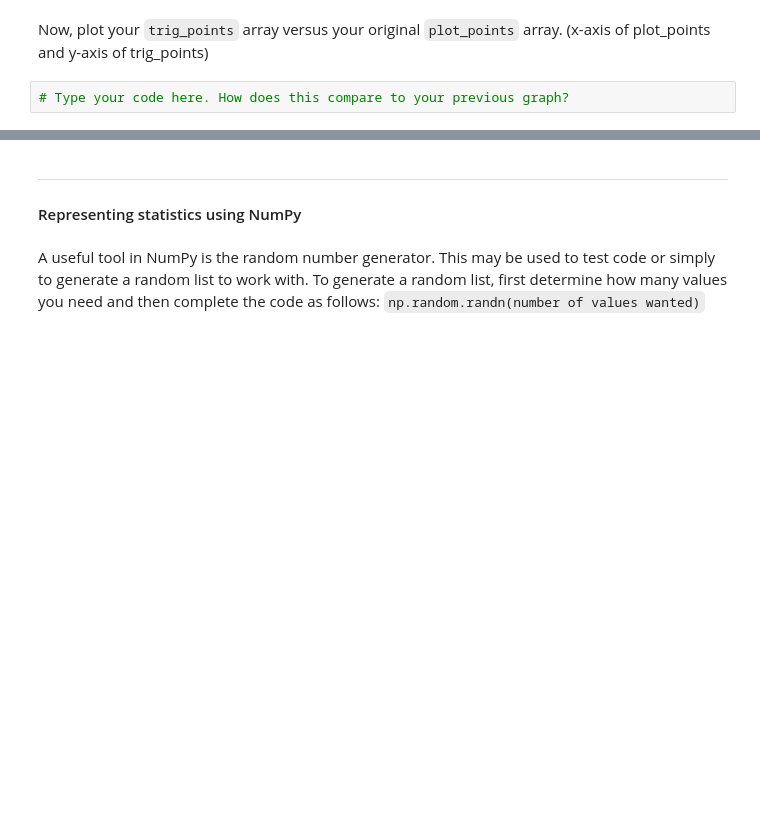
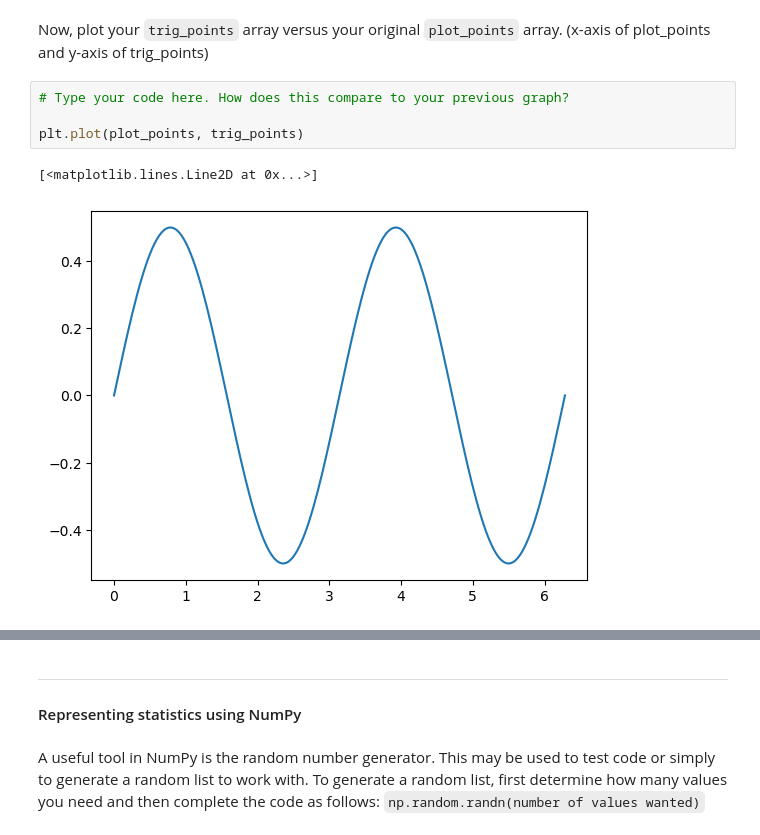
Before and after one commit to therealfiish/datascienceassignments, a Jupyter notebook: 16_PracticeC.ipynb, the cells around one changed output, grey strips where cells are left out. Saved outputs shown, nothing was run; the diff lists cells and outputs as text; blank space fills up the shorter version.

```diff
--- a/16_PracticeC.ipynb
+++ b/16_PracticeC.ipynb
@@ -113,6 +118,11 @@ Graph both the plot_points and the trig_numbers.
 Now, plot your `trig_points` array versus your original `plot_points` array. (x-axis of plot_points and y-axis of trig_points)
 # %%
 # Type your code here. How does this compare to your previous graph?
+
+plt.plot(plot_points, trig_points)
+# %% [output]
+[<matplotlib.lines.Line2D at 0x...>]
+[figure, added]
 # %%
 # what if you reverse the order? Does it matter?
 # Make the new plot. How is it different?
```
Also changed, not shown: parts of 12 cells of this notebook.
